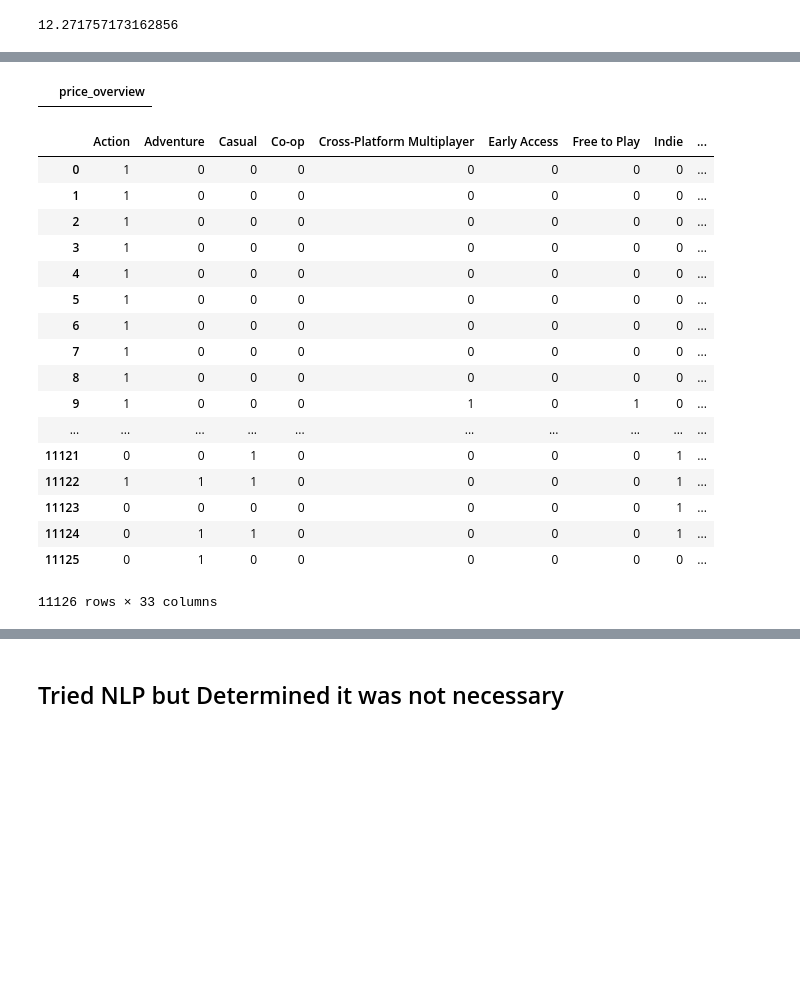
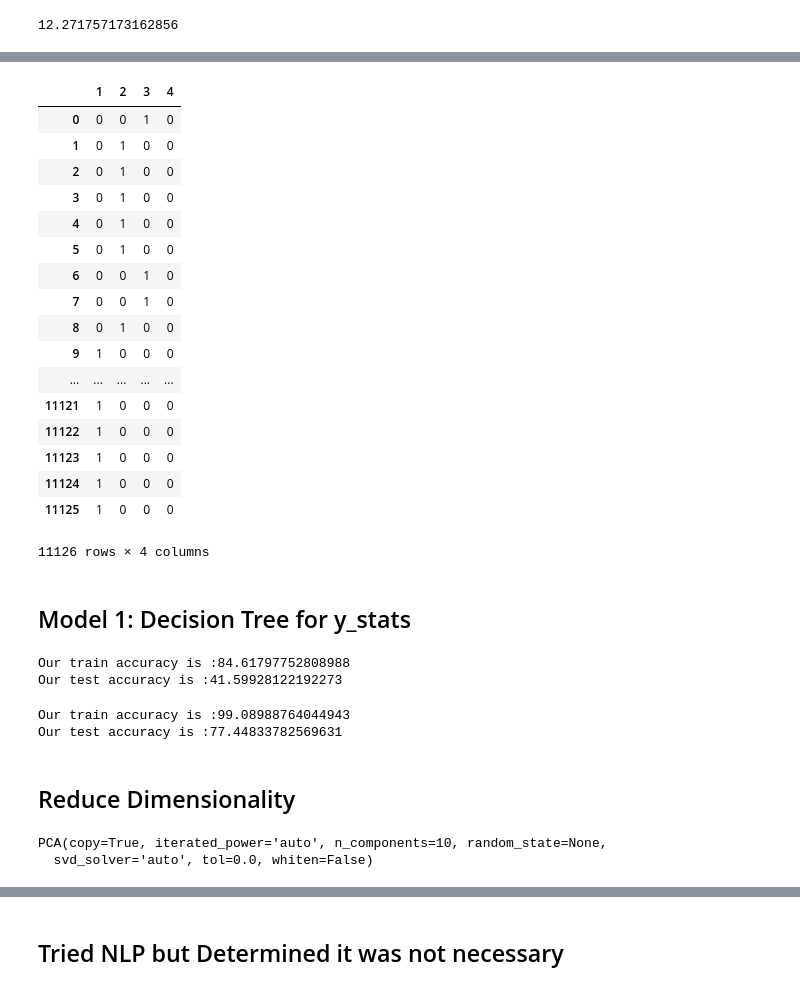
Before and after one commit to rvent/Steam_Pricing_Classification_Project, a Jupyter notebook: Mod-3-Project.ipynb, the cells around one changed output, grey strips where cells are left out. Cells and saved outputs as stored; diff of their text form; code cells hidden in the pictures; blank space fills up the shorter version.

```diff
--- a/Mod-3-Project.ipynb
+++ b/Mod-3-Project.ipynb
@@ -711,26 +735,25 @@ y_intuitive = pd.DataFrame(y.copy())
-# %%
-y_df = pd.DataFrame(y)
-y_df[y_df.price_overview > 1000]
-# %% [output]
-|  | price_overview |
-# %%
-X_final
-# %% [output]
-|  | Action | Adventure | Casual | Co-op | Cross-Platform Multiplayer | Early Access | Free to Play | Indie | ... |
-| 0 | 1 | 0 | 0 | 0 | 0 | 0 | 0 | 0 | ... |
-| 1 | 1 | 0 | 0 | 0 | 0 | 0 | 0 | 0 | ... |
-| 2 | 1 | 0 | 0 | 0 | 0 | 0 | 0 | 0 | ... |
-| 3 | 1 | 0 | 0 | 0 | 0 | 0 | 0 | 0 | ... |
-| 4 | 1 | 0 | 0 | 0 | 0 | 0 | 0 | 0 | ... |
-| 5 | 1 | 0 | 0 | 0 | 0 | 0 | 0 | 0 | ... |
-| 6 | 1 | 0 | 0 | 0 | 0 | 0 | 0 | 0 | ... |
-| 7 | 1 | 0 | 0 | 0 | 0 | 0 | 0 | 0 | ... |
-| 8 | 1 | 0 | 0 | 0 | 0 | 0 | 0 | 0 | ... |
-| 9 | 1 | 0 | 0 | 0 | 1 | 0 | 1 | 0 | ... |
-| ... | ... | ... | ... | ... | ... | ... | ... | ... | ... |
-| 11121 | 0 | 0 | 1 | 0 | 0 | 0 | 0 | 1 | ... |
-| 11122 | 1 | 1 | 1 | 0 | 0 | 0 | 0 | 1 | ... |
-| 11123 | 0 | 0 | 0 | 0 | 0 | 0 | 0 | 1 | ... |
-| 11124 | 0 | 1 | 1 | 0 | 0 | 0 | 0 | 1 | ... |
-| 11125 | 0 | 1 | 0 | 0 | 0 | 0 | 0 | 0 | ... |
-11126 rows × 33 columns
+# %%
+y_classes = y_stats.copy()
+y_classes = pd.get_dummies(y_classes.price_overview)
+y_classes
+# %% [output]
+|  | 1 | 2 | 3 | 4 |
+| 0 | 0 | 0 | 1 | 0 |
+| 1 | 0 | 1 | 0 | 0 |
+| 2 | 0 | 1 | 0 | 0 |
+| 3 | 0 | 1 | 0 | 0 |
+| 4 | 0 | 1 | 0 | 0 |
+| 5 | 0 | 1 | 0 | 0 |
+| 6 | 0 | 0 | 1 | 0 |
+| 7 | 0 | 0 | 1 | 0 |
+| 8 | 0 | 1 | 0 | 0 |
+| 9 | 1 | 0 | 0 | 0 |
+| ... | ... | ... | ... | ... |
+| 11121 | 1 | 0 | 0 | 0 |
+| 11122 | 1 | 0 | 0 | 0 |
+| 11123 | 1 | 0 | 0 | 0 |
+| 11124 | 1 | 0 | 0 | 0 |
+| 11125 | 1 | 0 | 0 | 0 |
+11126 rows × 4 columns
+# %% [markdown]
+## Model 1: Decision Tree for y_stats
@@ -736,0 +815,24 @@ X_final
+# %%
+# y stat decision tree based off of continuous variables only
+X_train_cont, X_test_cont, y_train1_cont, y_test1_cont = train_test_split(X_scale, y_stats, test_size=.2)
+clf_cont, y_pred_train_cont, y_pred_test_cont = decision_tree(X_train_cont, X_test_cont, y_train1_cont, y_test1_cont)
+# %% [output]
+Our train accuracy is :84.61797752808988
+Our test accuracy is :41.59928122192273
+# %%
+# y stat decision tree based off of all features
+X_train_all, X_test_all, y_train1_all, y_test1_all = train_test_split(X, y_classes[4], test_size=.2)
+clf_all, y_pred_train_all, y_pred_test_all = decision_tree(X_train_all, X_test_all, y_train1_all, y_test1_all)
+# %% [output]
+Our train accuracy is :99.08988764044943
+Our test accuracy is :77.44833782569631
+# %% [markdown]
+## Reduce Dimensionality
+# %%
+from sklearn.decomposition import PCA
+
+pca = PCA(n_components=10)
+pca.fit(X_scale)
+# %% [output]
+PCA(copy=True, iterated_power='auto', n_components=10, random_state=None,
+  svd_solver='auto', tol=0.0, whiten=False)
```
Also changed, not shown: parts of 54 cells of this notebook, 1 other file.
